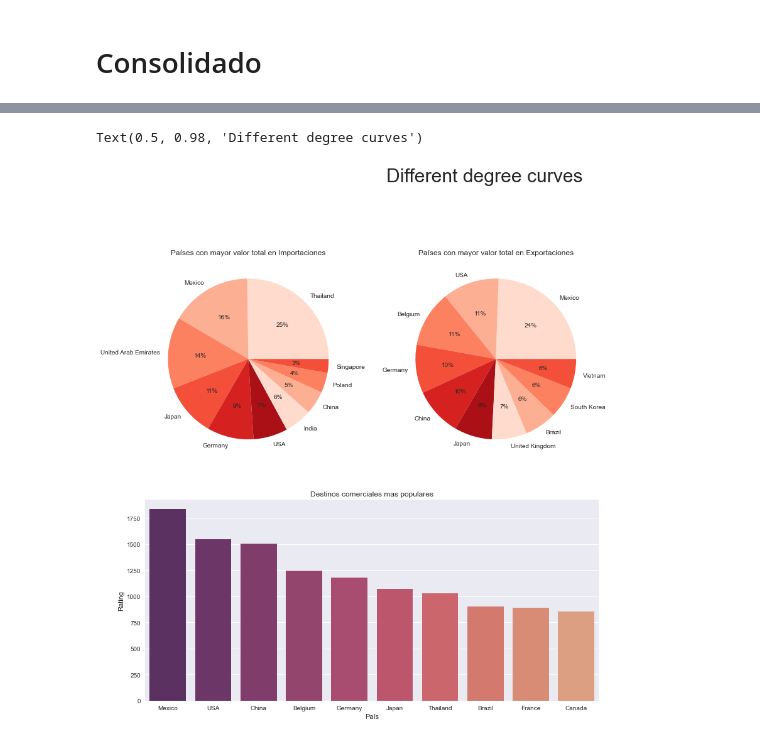
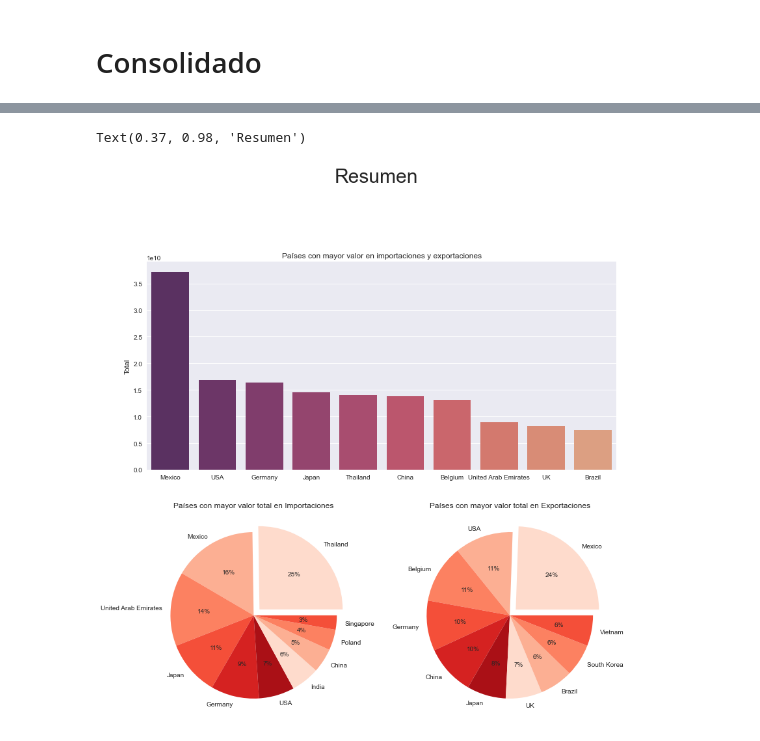
Before and after one commit to josue-islas/EmTech_2, a Jupyter notebook: Notebooks/ISLAS_GASRCILAZO_JOSUE_SABDIEL_PROYECTO.ipynb, the cells around one changed output, grey strips where cells are left out. Cells and saved outputs as stored; diff of their text form; code cells hidden in the pictures.

```diff
--- a/Notebooks/ISLAS_GASRCILAZO_JOSUE_SABDIEL_PROYECTO.ipynb
+++ b/Notebooks/ISLAS_GASRCILAZO_JOSUE_SABDIEL_PROYECTO.ipynb
@@ -54,6 +54,8 @@ display(df)
 | 19055 | Imports | Malaysia | Singapore | 2020 | 2020-06-30 | Gas turbines | Sea | Union Energy Co | ... |
 | 19056 | Imports | Malaysia | Singapore | 2020 | 2020-07-01 | Gas turbines | Sea | Union Energy Co | ... |
 19056 rows × 9 columns
+# %%
+df['destination'].replace({'United Kingdom':'UK'}, inplace = True)
 # %% [markdown]
 ## Análisis exploratorio
 # %%
@@ -477,3 +514,7 @@ array_pais_exportacion = []
 print(array_pais_exportacion)
 # %% [output]
 [['China', 11259992000], ['USA', 13159409000], ['South Korea', 7321668000], ['Spain', 5934191000], ['Italy', 6109329000], ['Japan', 8777152000], ['Germany', 11303451000], ['Mexico', 28315015000], ['Br ...
+# %%
+array_pais_total = []
+[array_pais_total.append([country, df[df['destination'] == country].total_value.sum()]) for country in df.destination.unique()]
+print(array_pais_total)
@@ -480,6 +523,7 @@ print(array_pais_exportacion)
 # %%
 series1 = pd.Series(dict(array_pais_exportacion), name='Exportaciones')
 series2 = pd.Series(dict(array_pais_importacion), name = 'Importaciones')
-df_paises_raiting = pd.concat([series1, series2], axis=1)
+series3 = pd.Series(dict(array_pais_total), name = 'Total')
+df_paises_raiting = pd.concat([series1, series2, series3], axis=1)
 display(df_paises_raiting)
 # %% [output]
@@ -535,34 +639,34 @@ plt.show()
 # %%
 colors = sns.color_palette(paleta)
 colors2 = sns.color_palette('Reds')
+
 fig, ax = plt.subplots(figsize = (20, 20))
 
 
-ax1 = plt.subplot2grid(shape=(3, 3), loc=(0, 0))
-ax2 = plt.subplot2grid(shape=(3, 3), loc=(0, 1))
-ax3 = plt.subplot2grid(shape=(3, 3), loc=(1, 0), colspan=2)
+ax1 = plt.subplot2grid(shape=(3, 3), loc=(1, 0))
+ax2 = plt.subplot2grid(shape=(3, 3), loc=(1, 1))
+ax3 = plt.subplot2grid(shape=(3, 3), loc=(0, 0), colspan=2)
 
 ax1.pie(
     labels = df_paises_raiting.sort_values(by='Importaciones', ascending=False).iloc[:10].index,
     x = df_paises_raiting.sort_values(by = 'Importaciones', ascending=False).iloc[:10].Importaciones,
-    colors = colors2, autopct='%.0f%%'
+    colors = colors2, autopct='%.0f%%', explode=(0.1, 0, 0, 0, 0, 0, 0, 0, 0, 0)
     )
 ax1.set_title('Países con mayor valor total en Importaciones')
 ax2.pie(
     labels = df_paises_raiting.sort_values(by='Exportaciones', ascending=False).iloc[:10].index,
     x = df_paises_raiting.sort_values(by = 'Exportaciones', ascending=False).iloc[:10].Exportaciones,
-    colors = colors2, autopct='%.0f%%'
+    colors = colors2, autopct='%.0f%%', explode=(0.1, 0, 0, 0, 0, 0, 0, 0, 0, 0)
     )
 ax2.set_title('Países con mayor valor total en Exportaciones')
 ax3 = sns.barplot(
-            x = df_destinos.iloc[:10].index,
-            y = df_destinos['Rating'].iloc[:10],
-            palette=paleta,
-            ax=ax3
-            )
-ax3.set_title('Destinos comerciales mas populares')
+    x = df_paises_raiting.sort_values(by='Total', ascending=False).iloc[:10].index,
+    y = df_paises_raiting.sort_values(by = 'Total', ascending=False).iloc[:10].Total,
+    palette = paleta
+    )
+ax3.set_title('Países con mayor valor en importaciones y exportaciones')
 
-plt.suptitle('Different degree curves', fontsize = 30)
+plt.suptitle('Resumen', fontsize = 30, x = 0.37)
 # %% [output]
-Text(0.5, 0.98, 'Different degree curves')
+Text(0.37, 0.98, 'Resumen')
-[figure, old version]
+[figure, new version]
```
Also changed, not shown: parts of 12 cells of this notebook.
